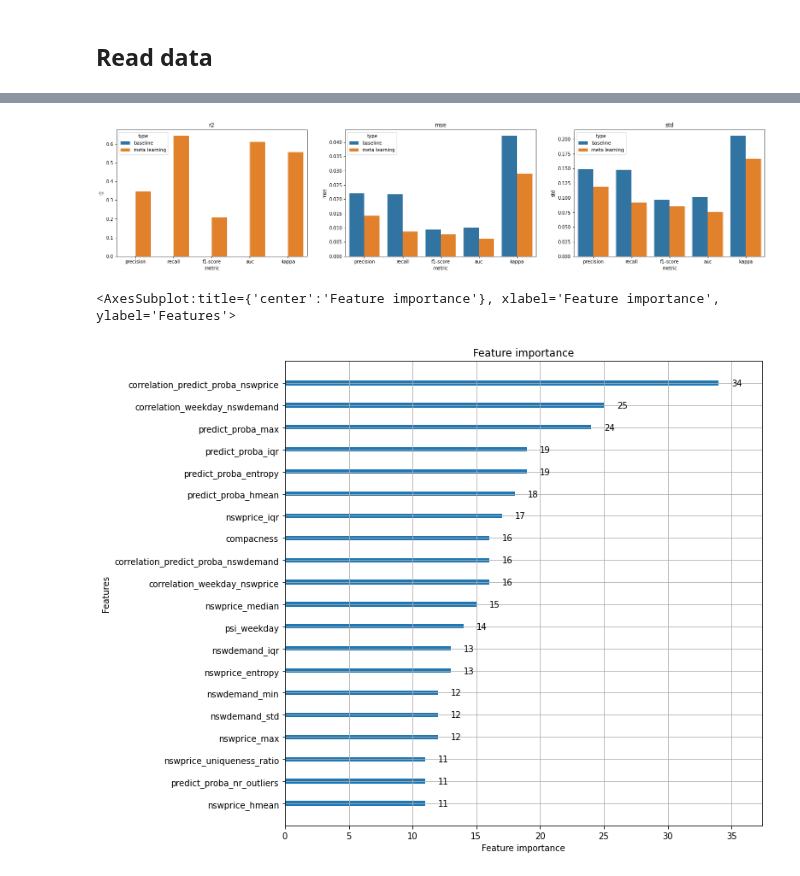
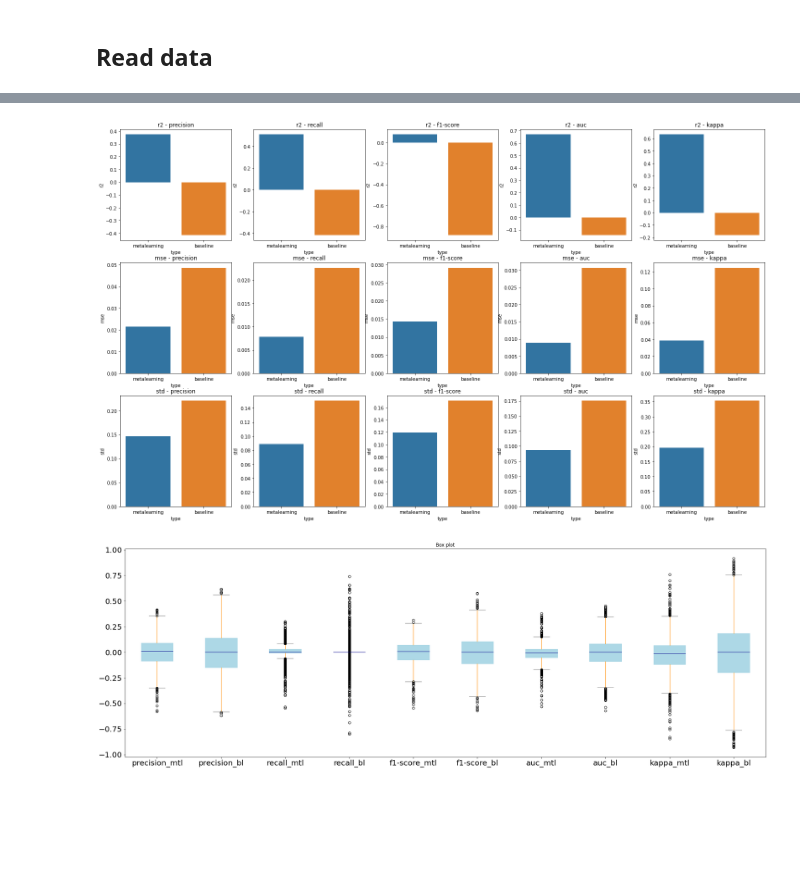
Before and after one commit to feamelo/drift-meta-learning, a Jupyter notebook: src/experiments/meta_label_metric.ipynb, the cells around one changed output, grey strips where cells are left out. Saved outputs shown, nothing was run; the diff lists cells and outputs as text; code cells hidden in the pictures; blank space fills up the shorter version.

Commit message:
meta label metric experiment reimplemented

```diff
--- a/src/experiments/meta_label_metric.ipynb
+++ b/src/experiments/meta_label_metric.ipynb
@@ -141,12 +52,0 @@ pd.DataFrame(results)
-# %%
-models = {}
-fig = plt.figure(figsize=(25, 10))
-
-for idx, metric in enumerate(evaluator.clf_metrics):
-    update_params={'meta_label_metric': metric}
-    y_true, y_pred = offline_train(update_params, learner, validation_base)
-    result = plot_results(y_true, y_pred, title=metric, idx=idx)
-    models[metric] = learner.meta_model.model
-
-    result = {**result, **{'type': 'meta learning', 'metric': metric}}
-    results.append(result)
@@ -154,0 +55,6 @@ for idx, metric in enumerate(evaluator.clf_metrics):
+# %%
+plt.figure(figsize=(25, 10))
+for idx, meta_label in enumerate(META_LABELS):
+    plt.subplot(2, 3, idx + 1)
+    evaluator.cumulative_gain(results_df[f"{meta_label}_target"], results_df[f"{meta_label}_predicted"], results_df[f"{meta_label}_baseline"], title=meta_label, subplot=True)
+plt.suptitle("Cumulative gain")
@@ -154,0 +71,10 @@ for idx, metric in enumerate(evaluator.clf_metrics):
+# %%
+results = []
+for meta_label in META_LABELS:
+    mtl_result = evaluator.get_regression_metrics(results_df[f"{meta_label}_target"], results_df[f"{meta_label}_predicted"])
+    results.append({**mtl_result, "type": "metalearning", "meta_label": meta_label})
+    mtl_result = evaluator.get_regression_metrics(results_df[f"{meta_label}_target"], results_df[f"{meta_label}_baseline"])
+    results.append({**mtl_result, "type": "baseline", "meta_label": meta_label})
+
+results = pd.DataFrame(results)
+results.head()
@@ -155,16 +88,22 @@ for idx, metric in enumerate(evaluator.clf_metrics):
 # %%
-results_metrics = pd.DataFrame(results)
-fig = plt.figure(figsize=(25, 5))
+idx = 1
+plt.figure(figsize=(25, 15))
 
-for idx, col in enumerate(['r2', 'mse', 'std']):
-    plt.subplot(1, 3, idx + 1)
-    sns.barplot(x="metric", hue="type", y=col, data=results_metrics)
-    plt.title(col)
+for meta_metric in evaluator.reg_metrics:
+    for meta_label in META_LABELS:
+        plt.subplot(3, 5, idx)
+        this_metric = results[results["meta_label"] == meta_label]
+        sns.barplot(x="type", y=meta_metric, data=this_metric)
+        plt.title(f"{meta_metric} - {meta_label}")
+        idx += 1
 # %% [output]
-[figure, old version]
+[figure, new version]
-# %%
-metric = 'precision'
-ltb.plot_importance(models[metric], figsize=(10, 10), max_num_features=20)
-# %% [output]
-<AxesSubplot:title={'center':'Feature importance'}, xlabel='Feature importance', ylabel='Features'>
-[figure, removed]
+# %%
+error_df = pd.DataFrame()
+
+for meta_label in META_LABELS:
+    error_df[f"{meta_label}_mtl"] = results_df[f"{meta_label}_target"] - results_df[f"{meta_label}_predicted"]
+    error_df[f"{meta_label}_bl"] = results_df[f"{meta_label}_target"] - results_df[f"{meta_label}_baseline"]
+evaluator.box_plot(error_df, figsize=(30, 10))
+# %% [output]
+[figure, added]
```
Also changed, not shown: parts of 20 cells of this notebook, 7 other files.
